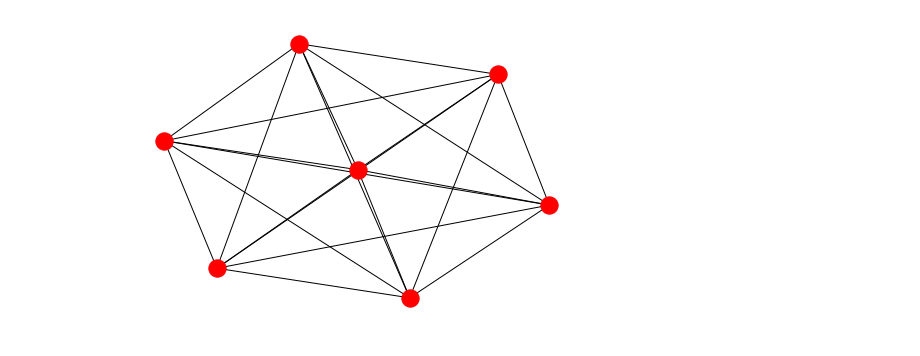
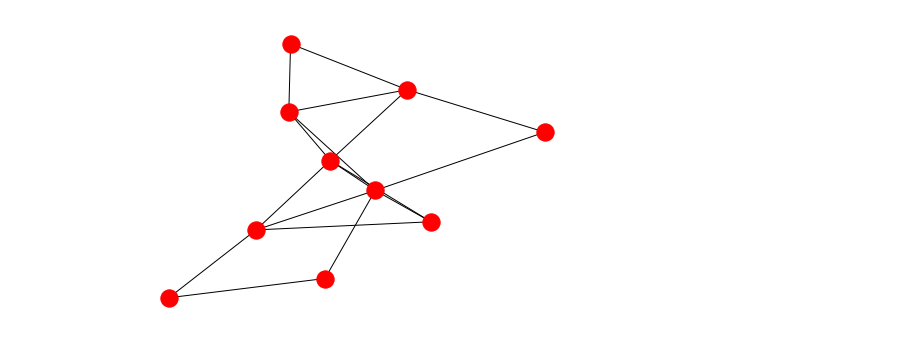
Before and after one commit to ehknight/graph-centrality, a Jupyter notebook: PrimateGraphs.ipynb, the cells around one changed output. Drawn from its saved outputs; the diff is of its cells as text; code cells hidden in the pictures.

```diff
--- a/PrimateGraphs.ipynb
+++ b/PrimateGraphs.ipynb
@@ -29,4 +23,0 @@ G = make_fc(7)
-# %%
-nx.draw(G)
-# %% [output]
-[figure, removed]
@@ -33,3 +54,8 @@ nx.draw(G)
+# %%
+G = make_rand_fc(10, 0.2)
+nx.draw(G)
+# %% [output]
+[figure, added]
 # %%
 def deg_cent(n):
     return len(list(G.neighbors(n)))
```
Also changed, not shown: parts of 8 cells of this notebook.
